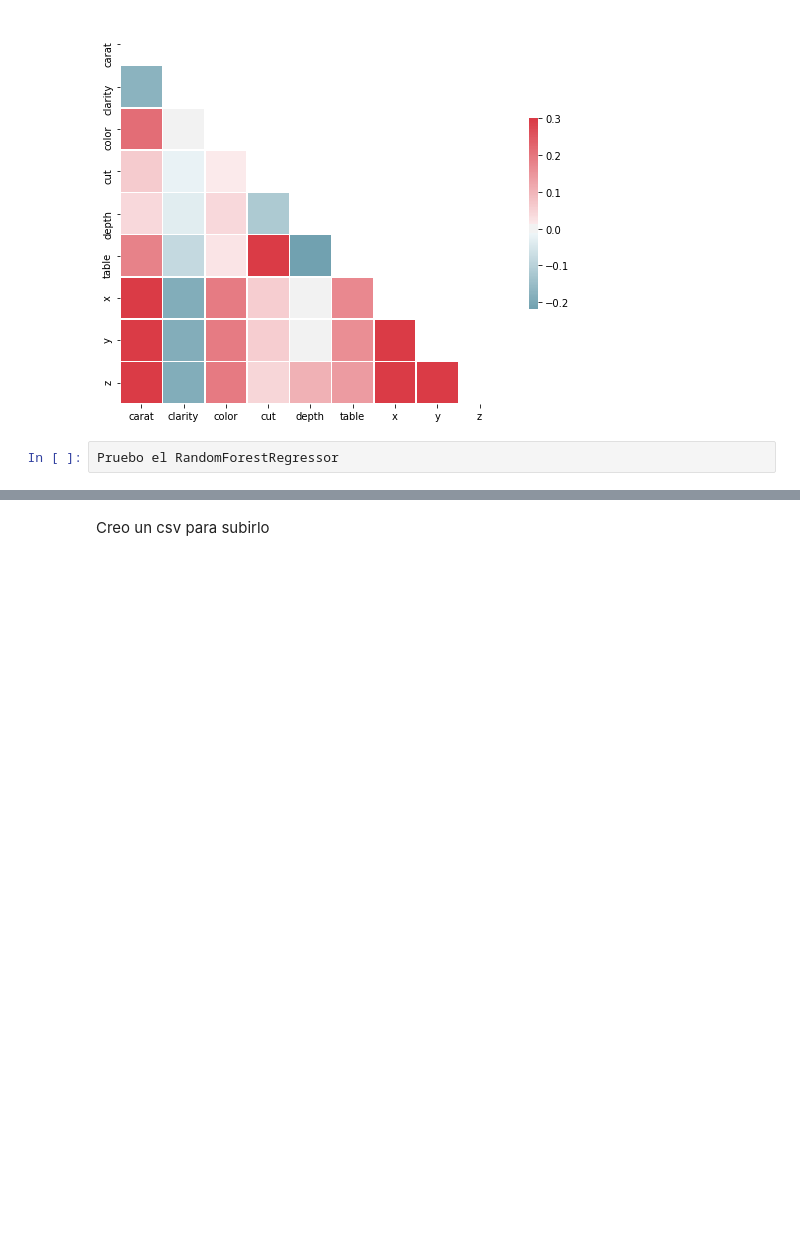
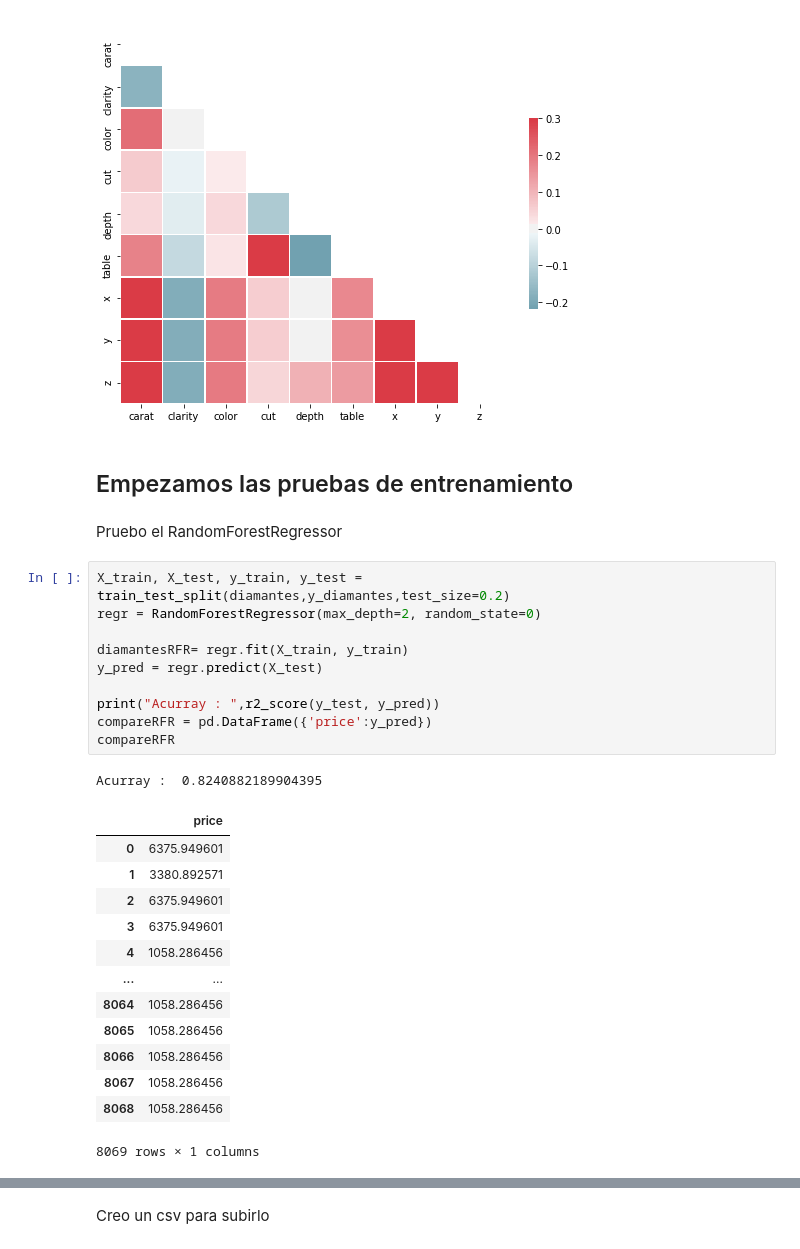
Before and after one commit to Sergio-Perez/ProyectoDiamantes, a Jupyter notebook: DiamonProyect.ipynb, the cells around one changed output, grey strips where cells are left out. Cells and saved outputs as stored; diff of their text form; blank space fills up the shorter version.

```diff
--- a/DiamonProyect.ipynb
+++ b/DiamonProyect.ipynb
@@ -204,8 +210,35 @@ sns.heatmap(corr_ma, mask=mask, cmap=cmap, vmax=.3, center=0,
 # %% [output]
 <matplotlib.axes._subplots.AxesSubplot at 0x...>
 [figure]
-# %%
-Pruebo el RandomForestRegressor
+# %% [markdown]
+## Empezamos las pruebas de entrenamiento
+# %% [markdown]
+Pruebo el RandomForestRegressor
+# %%
+X_train, X_test, y_train, y_test = train_test_split(diamantes,y_diamantes,test_size=0.2)
+regr = RandomForestRegressor(max_depth=2, random_state=0)
+
+diamantesRFR= regr.fit(X_train, y_train)
+y_pred = regr.predict(X_test)
+
+print("Acurray : ",r2_score(y_test, y_pred))
+compareRFR = pd.DataFrame({'price':y_pred})
+compareRFR
+# %% [output]
+Acurray :  0.8240882189904395
+|  | price |
+| 0 | 6375.949601 |
+| 1 | 3380.892571 |
+| 2 | 6375.949601 |
+| 3 | 6375.949601 |
+| 4 | 1058.286456 |
+| ... | ... |
+| 8064 | 1058.286456 |
+| 8065 | 1058.286456 |
+| 8066 | 1058.286456 |
+| 8067 | 1058.286456 |
+| 8068 | 1058.286456 |
+8069 rows × 1 columns
 # %%
 y_predRFR= diamantesRFR.predict(diamantes_testeo)
 
```
Also changed, not shown: parts of 29 cells of this notebook, 4 other files.
